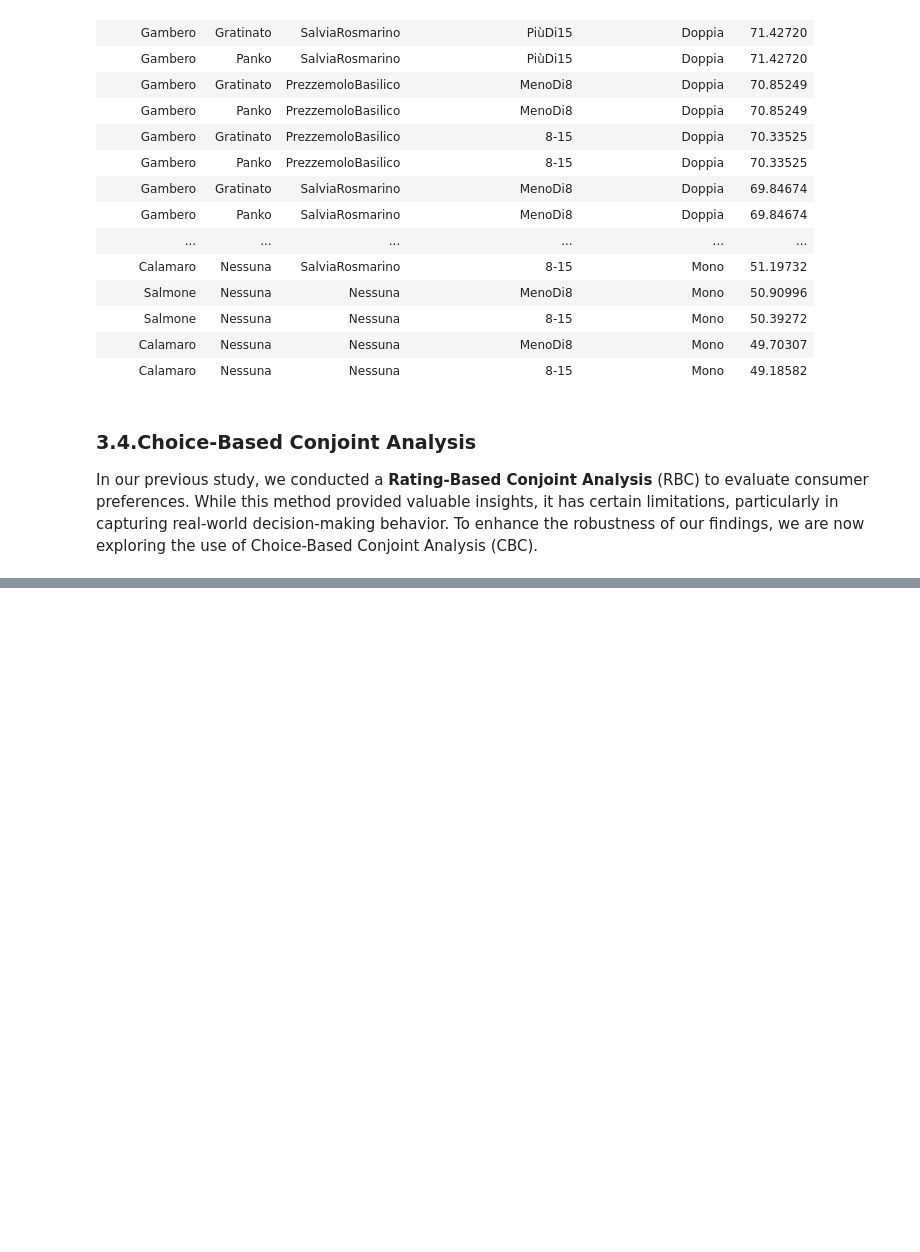
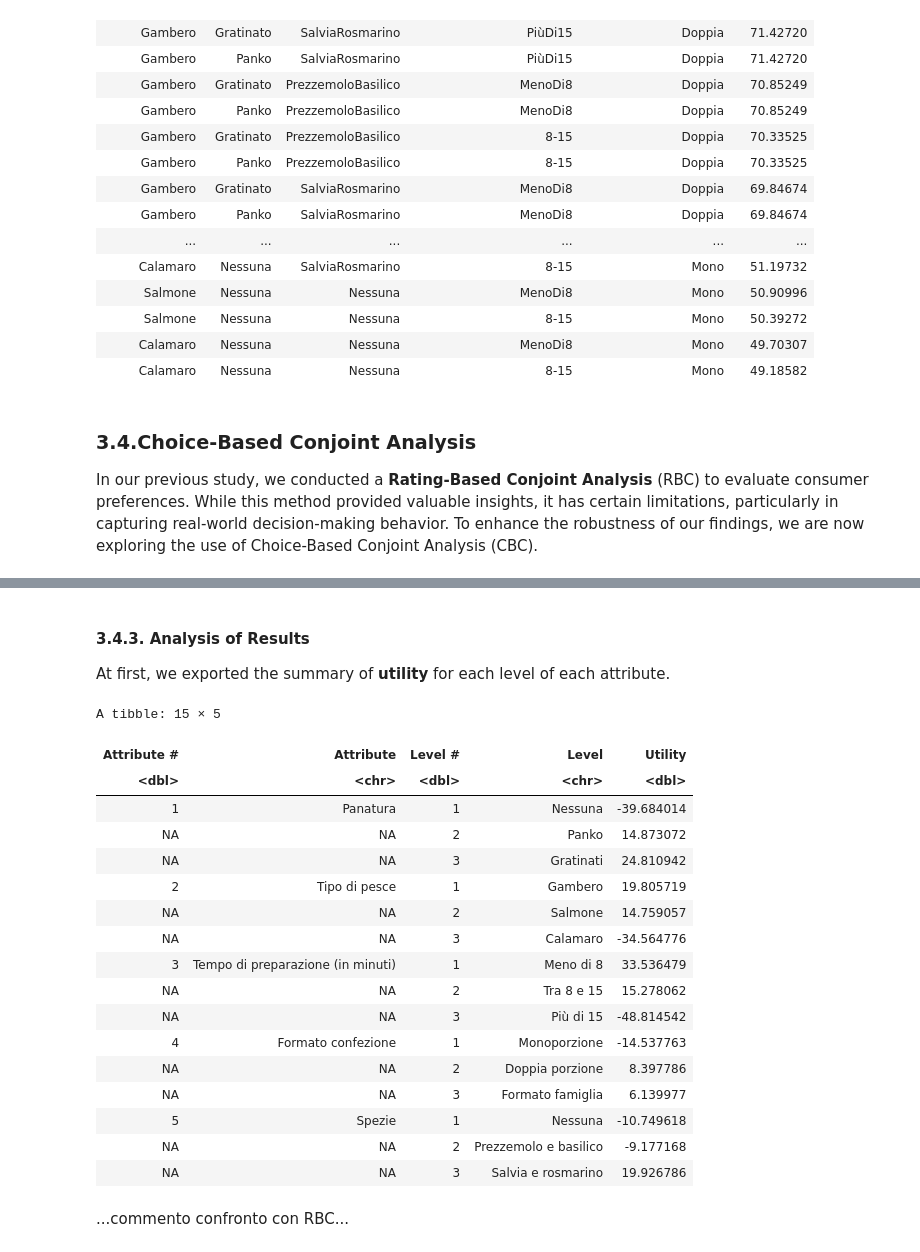
Before and after one commit to AngelicaLongo/Marketing-analytics-, a Jupyter notebook: Conjoint.ipynb, the cells around one changed output, grey strips where cells are left out. Saved outputs shown, nothing was run; the diff lists cells and outputs as text; code cells hidden in the pictures; blank space fills up the shorter version.

```diff
--- a/Conjoint.ipynb
+++ b/Conjoint.ipynb
@@ -1098,3 +1084,31 @@ This is an example of how the survey looks:
 
 
 For this CBC section, we relied on a convenience sample consisting of our survey designers and a few acquaintances, resulting in **21 responses**. This approach was not intended for drawing definitive conclusions but rather to assess the efficiency of the method and evaluate its feasibility for future studies.
+# %% [markdown]
+#### **3.4.3. Analysis of Results**
+
+At first, we exported the summary of **utility** for each level of each attribute.
+# %%
+utilityCBC <- read_excel("CBC/CBC1_Attribute_Summary.xlsx")
+utilityCBC
+# %% [output]
+A tibble: 15 × 5
+| Attribute # | Attribute | Level # | Level | Utility |
+| <dbl> | <chr> | <dbl> | <chr> | <dbl> |
+| 1 | Panatura | 1 | Nessuna | -39.684014 |
+| NA | NA | 2 | Panko | 14.873072 |
+| NA | NA | 3 | Gratinati | 24.810942 |
+| 2 | Tipo di pesce | 1 | Gambero | 19.805719 |
+| NA | NA | 2 | Salmone | 14.759057 |
+| NA | NA | 3 | Calamaro | -34.564776 |
+| 3 | Tempo di preparazione (in minuti) | 1 | Meno di 8 | 33.536479 |
+| NA | NA | 2 | Tra 8 e 15 | 15.278062 |
+| NA | NA | 3 | Più di 15 | -48.814542 |
+| 4 | Formato confezione | 1 | Monoporzione | -14.537763 |
+| NA | NA | 2 | Doppia porzione | 8.397786 |
+| NA | NA | 3 | Formato famiglia | 6.139977 |
+| 5 | Spezie | 1 | Nessuna | -10.749618 |
+| NA | NA | 2 | Prezzemolo e basilico | -9.177168 |
+| NA | NA | 3 | Salvia e rosmarino | 19.926786 |
+# %% [markdown]
+...commento confronto con RBC...
```
Also changed, not shown: parts of 1 cell of this notebook, 11 other files.
